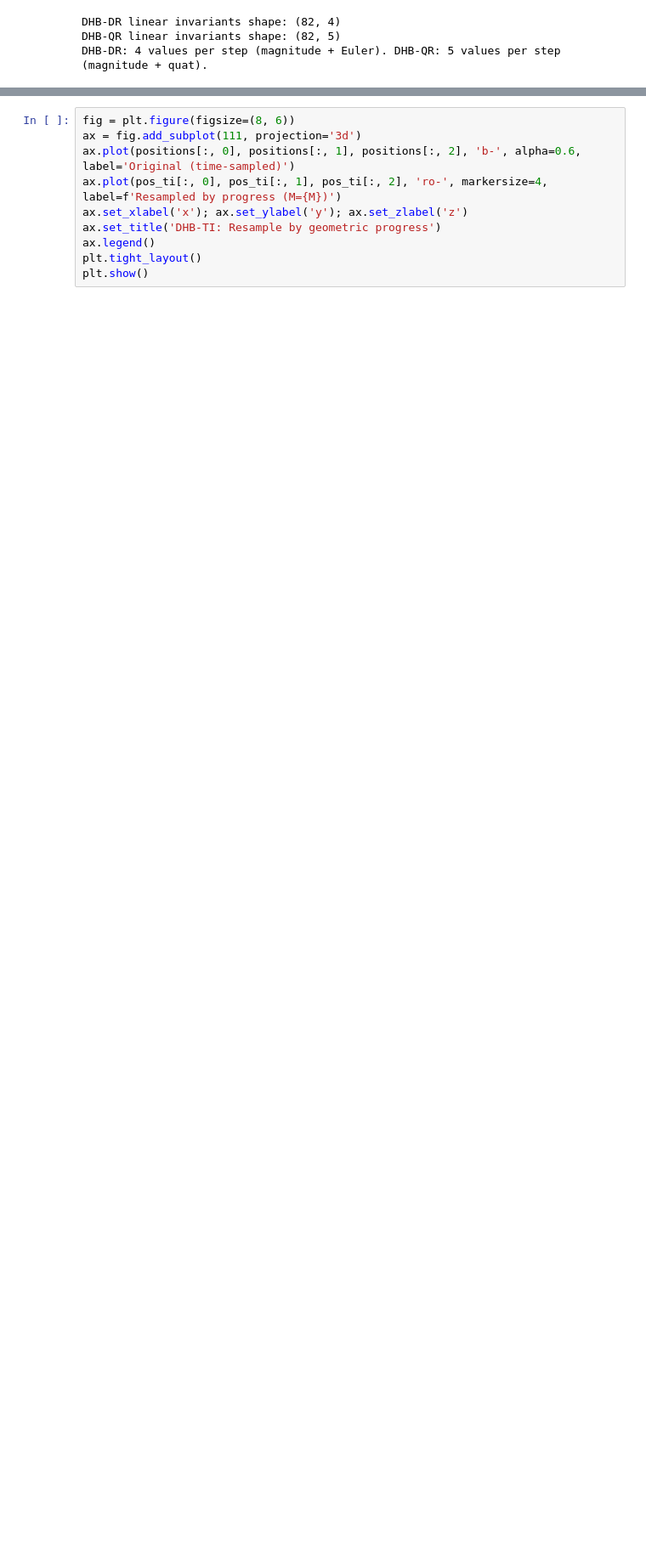
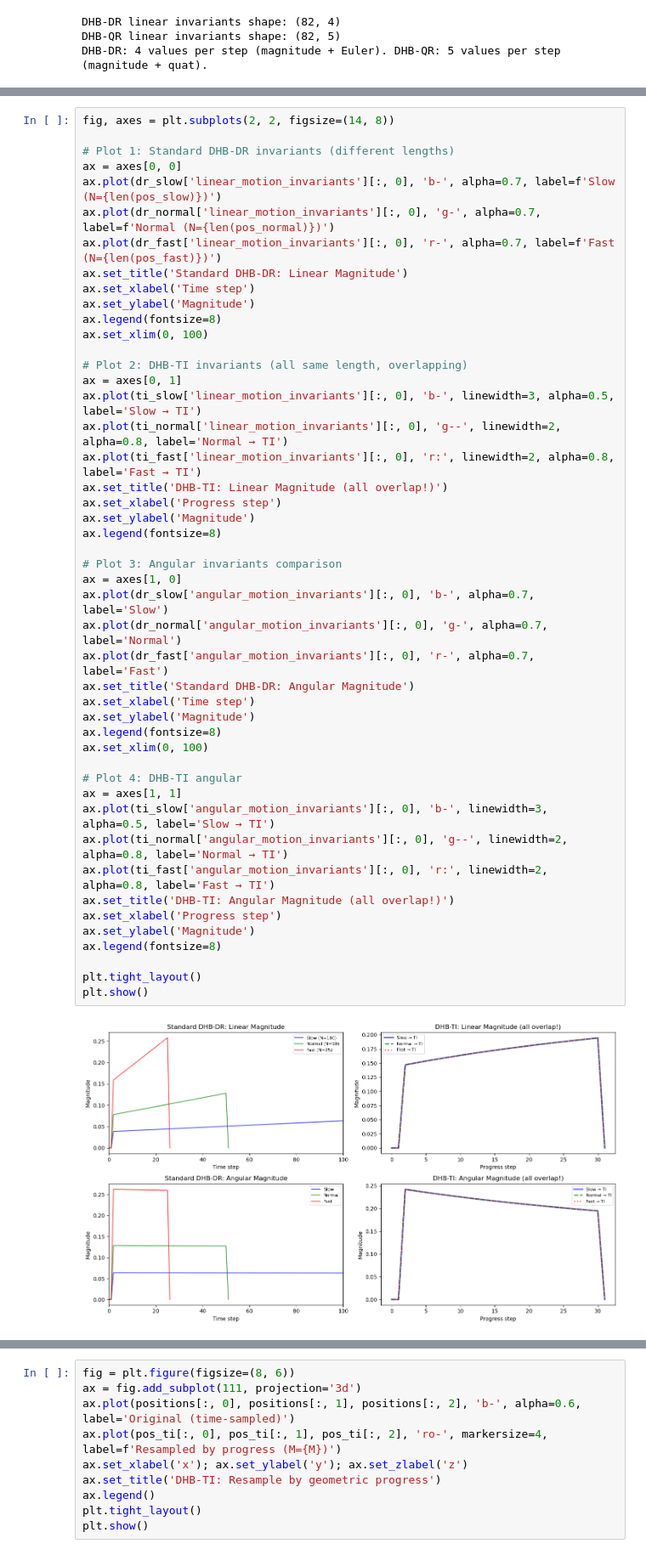
Before and after one commit to robodreamer/dhb-xr, a Jupyter notebook: notebooks/demo_dhb_features_and_use_cases.ipynb, the cells around one changed output, grey strips where cells are left out. Shown at 85% size. Drawn from its saved outputs; the diff is of its cells as text; blank space fills up the shorter version.

```diff
--- a/notebooks/demo_dhb_features_and_use_cases.ipynb
+++ b/notebooks/demo_dhb_features_and_use_cases.ipynb
@@ -261,0 +382,49 @@ Resampled poses lie on the same geometric path but at uniform progress; encoding
+# %%
+fig, axes = plt.subplots(2, 2, figsize=(14, 8))
+
+# Plot 1: Standard DHB-DR invariants (different lengths)
+ax = axes[0, 0]
+ax.plot(dr_slow['linear_motion_invariants'][:, 0], 'b-', alpha=0.7, label=f'Slow (N={len(pos_slow)})')
+ax.plot(dr_normal['linear_motion_invariants'][:, 0], 'g-', alpha=0.7, label=f'Normal (N={len(pos_normal)})')
+ax.plot(dr_fast['linear_motion_invariants'][:, 0], 'r-', alpha=0.7, label=f'Fast (N={len(pos_fast)})')
+ax.set_title('Standard DHB-DR: Linear Magnitude')
+ax.set_xlabel('Time step')
+ax.set_ylabel('Magnitude')
+ax.legend(fontsize=8)
+ax.set_xlim(0, 100)
+
+# Plot 2: DHB-TI invariants (all same length, overlapping)
+ax = axes[0, 1]
+ax.plot(ti_slow['linear_motion_invariants'][:, 0], 'b-', linewidth=3, alpha=0.5, label='Slow → TI')
+ax.plot(ti_normal['linear_motion_invariants'][:, 0], 'g--', linewidth=2, alpha=0.8, label='Normal → TI')
+ax.plot(ti_fast['linear_motion_invariants'][:, 0], 'r:', linewidth=2, alpha=0.8, label='Fast → TI')
+ax.set_title('DHB-TI: Linear Magnitude (all overlap!)')
+ax.set_xlabel('Progress step')
+ax.set_ylabel('Magnitude')
+ax.legend(fontsize=8)
+
+# Plot 3: Angular invariants comparison
+ax = axes[1, 0]
+ax.plot(dr_slow['angular_motion_invariants'][:, 0], 'b-', alpha=0.7, label='Slow')
+ax.plot(dr_normal['angular_motion_invariants'][:, 0], 'g-', alpha=0.7, label='Normal')
+ax.plot(dr_fast['angular_motion_invariants'][:, 0], 'r-', alpha=0.7, label='Fast')
+ax.set_title('Standard DHB-DR: Angular Magnitude')
+ax.set_xlabel('Time step')
+ax.set_ylabel('Magnitude')
+ax.legend(fontsize=8)
+ax.set_xlim(0, 100)
+
+# Plot 4: DHB-TI angular
+ax = axes[1, 1]
+ax.plot(ti_slow['angular_motion_invariants'][:, 0], 'b-', linewidth=3, alpha=0.5, label='Slow → TI')
+ax.plot(ti_normal['angular_motion_invariants'][:, 0], 'g--', linewidth=2, alpha=0.8, label='Normal → TI')
+ax.plot(ti_fast['angular_motion_invariants'][:, 0], 'r:', linewidth=2, alpha=0.8, label='Fast → TI')
+ax.set_title('DHB-TI: Angular Magnitude (all overlap!)')
+ax.set_xlabel('Progress step')
+ax.set_ylabel('Magnitude')
+ax.legend(fontsize=8)
+
+plt.tight_layout()
+plt.show()
+# %% [output]
+[figure, added]
```
Also changed, not shown: parts of 19 cells of this notebook.
